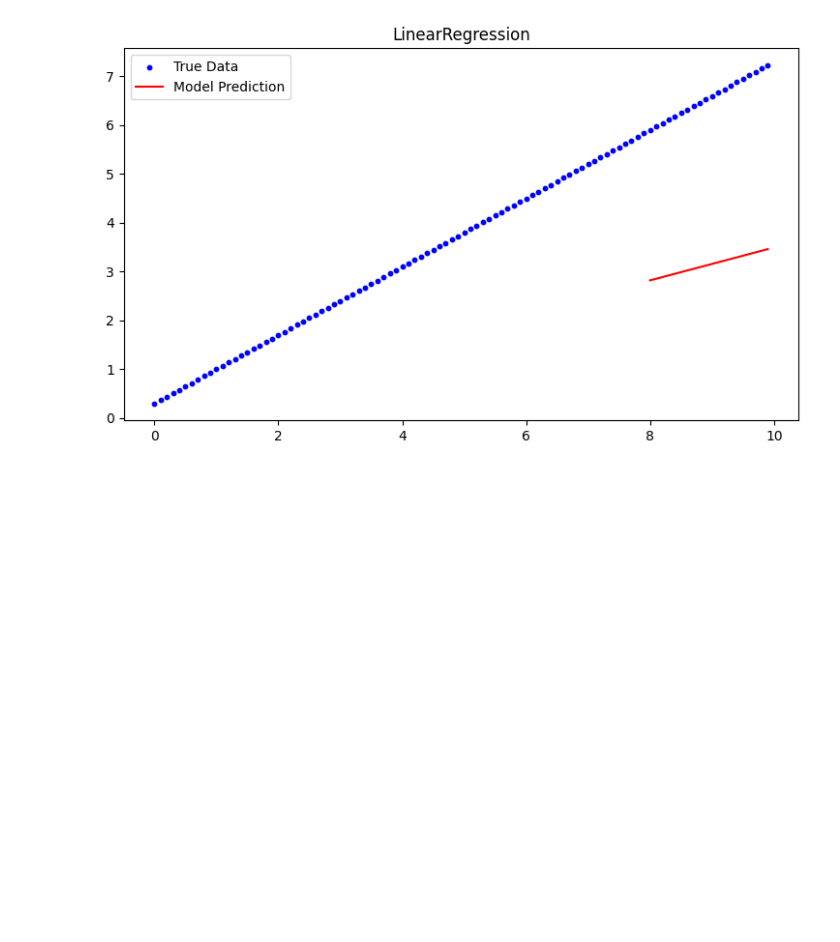
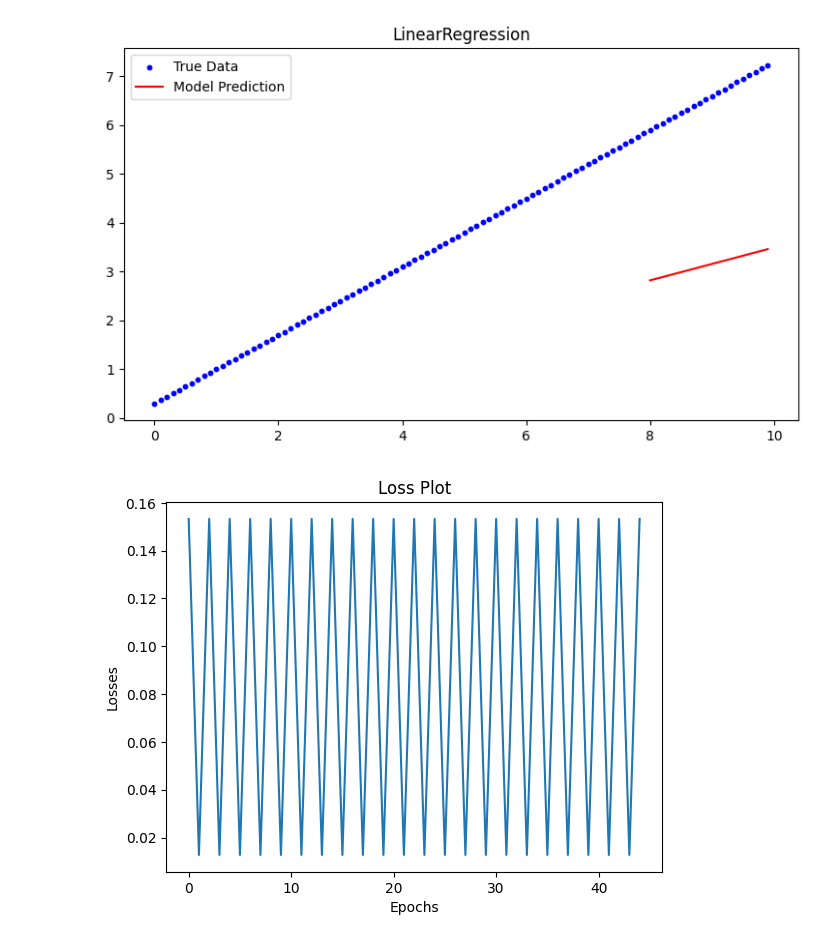
Before and after one commit to axiomchronicles/neural_network_learning, a Jupyter notebook: PyTorch_Learning/pathway_02.ipynb, the cells around one changed output. Saved outputs shown, nothing was run; the diff lists cells and outputs as text; code cells hidden in the pictures; blank space fills up the shorter version.

```diff
--- a/PyTorch_Learning/pathway_02.ipynb
+++ b/PyTorch_Learning/pathway_02.ipynb
@@ -61,3 +61,36 @@ plt.legend()
 plt.show()
 # %% [output]
 [figure]
+# %%
+## Loss Function & Optimizer
+
+# L1Loss func
+loss_func = torch.nn.L1Loss()
+
+# Optimizer
+
+optimizer = torch.optim.SGD(params = model.parameters(),
+                           lr=0.01)
+# %%
+epochs = 45
+losses = []
+
+for epoch in range(epochs):
+    model.train()
+
+    y_pred = model(X_train)
+    loss = loss_func(y_pred, y_train)
+
+    optimizer.zero_grad()
+    loss.backward()
+    optimizer.step()
+
+    losses.append(loss.item())
+
+plt.title("Loss Plot")
+plt.plot(losses)
+plt.xlabel("Epochs")
+plt.ylabel("Losses")
+plt.show()
+# %% [output]
+[figure, added]
```
